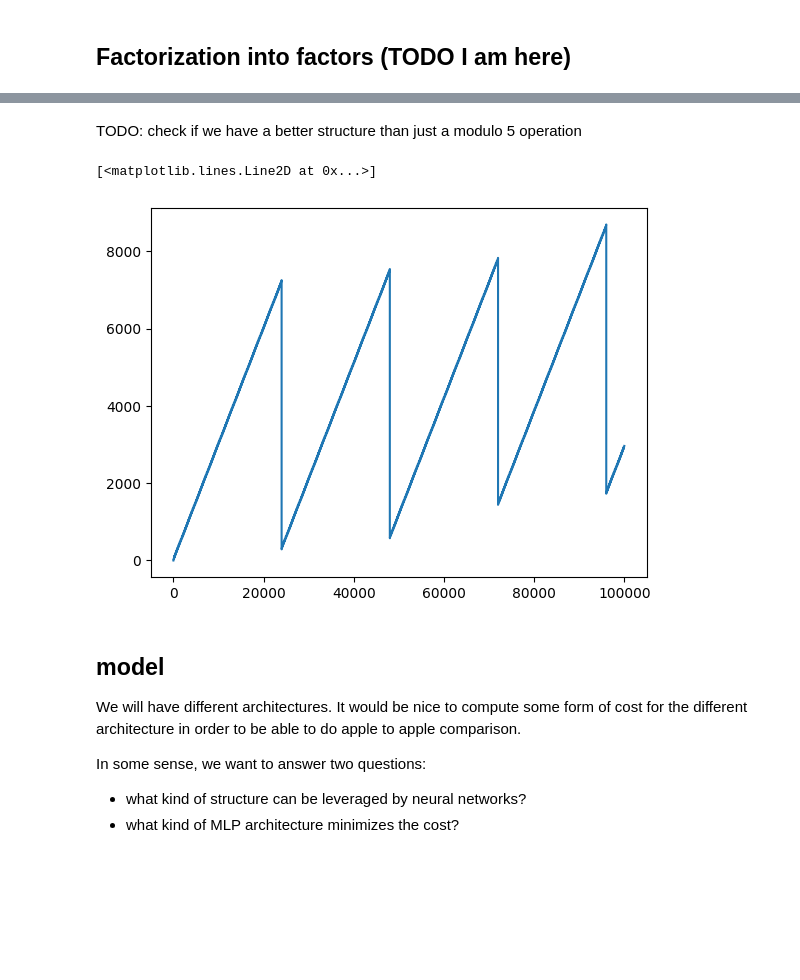
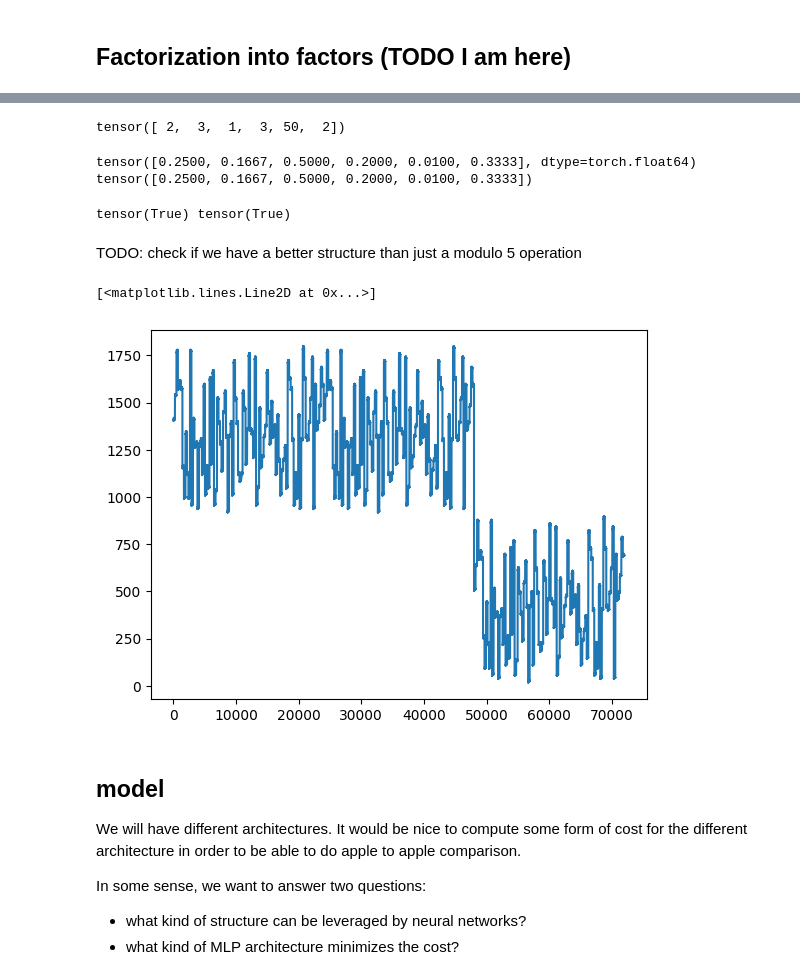
Before and after one commit to facebookresearch/pal, a Jupyter notebook: factorization/scratchpad.ipynb, the cells around one changed output, grey strips where cells are left out. Saved outputs shown, nothing was run; the diff lists cells and outputs as text; code cells hidden in the pictures; blank space fills up the shorter version.

```diff
--- a/factorization/scratchpad.ipynb
+++ b/factorization/scratchpad.ipynb
@@ -82,14 +88,2 @@ tensor([[0.1079, 0.0667, 0.1985, 0.5767, 0.0502],
 # %% [markdown]
 ## Factorization into factors (TODO I am here)
-# %%
-ps = torch.tensor([4, 6, 2, 5, 100, 3, 7, 11, 13, 17])
-x = torch.linspace(0, 100_000, 100_000).to(int)
-
-gen = x
-
-factors = torch.empty((len(x), len(ps) + 1))
-
-for i, p in enumerate(ps):
-    factors[:, i] = gen % p
-    gen = gen // p
-factors[:, i + 1] = gen
@@ -115,11 +90,43 @@ torch.unique(y_deterministic).shape, y_deterministic[-1]
+# %%
+ps = torch.tensor([4, 6, 2, 5, 100, 3])
+alpha = .5
+qs = (alpha * ps).ceil().to(int)
+print(qs)
+
+max_x = ps.prod()
+x = torch.linspace(0, max_x - 1, max_x - 1).to(int)
+# %% [output]
+tensor([ 2,  3,  1,  3, 50,  2])
+# %%
+x_factorizer = Factorizer(ps)
+y_factorizer = Factorizer(qs)
+
+factors = x_factorizer(x)
+print(1 - (factors != 0).to(float).mean(axis=0))
+print(1 / ps)
+# %% [output]
+tensor([0.2500, 0.1667, 0.5000, 0.2000, 0.0100, 0.3333], dtype=torch.float64)
+tensor([0.2500, 0.1667, 0.5000, 0.2000, 0.0100, 0.3333])
+# %%
+transforms = [generate_transform(ps[i], qs[i]) for i in range(len(ps))]
+transformed_factors = torch.zeros_like(factors)
+for i in range(len(ps)):
+    transformed_factors[:, i] = transforms[i][factors[:, i]]
+y = y_factorizer.recomposition(transformed_factors)
+# %%
+x_tmp = x_factorizer.recomposition(factors)
+y_transform = y_factorizer(y)
+print((x_tmp == x).all(), (y_transform == transformed_factors).all())
+# %% [output]
+tensor(True) tensor(True)
 # %% [markdown]
 TODO: check if we have a better structure than just a modulo 5 operation
 # %%
 import matplotlib.pyplot as plt
-plt.plot(x, y_deterministic)
+plt.plot(x, y)
 # %% [output]
 [<matplotlib.lines.Line2D at 0x...>]
-[figure, old version]
+[figure, new version]
 # %% [markdown]
 ## model
 
```
Also changed, not shown: parts of 9 cells of this notebook, 1 other file.
